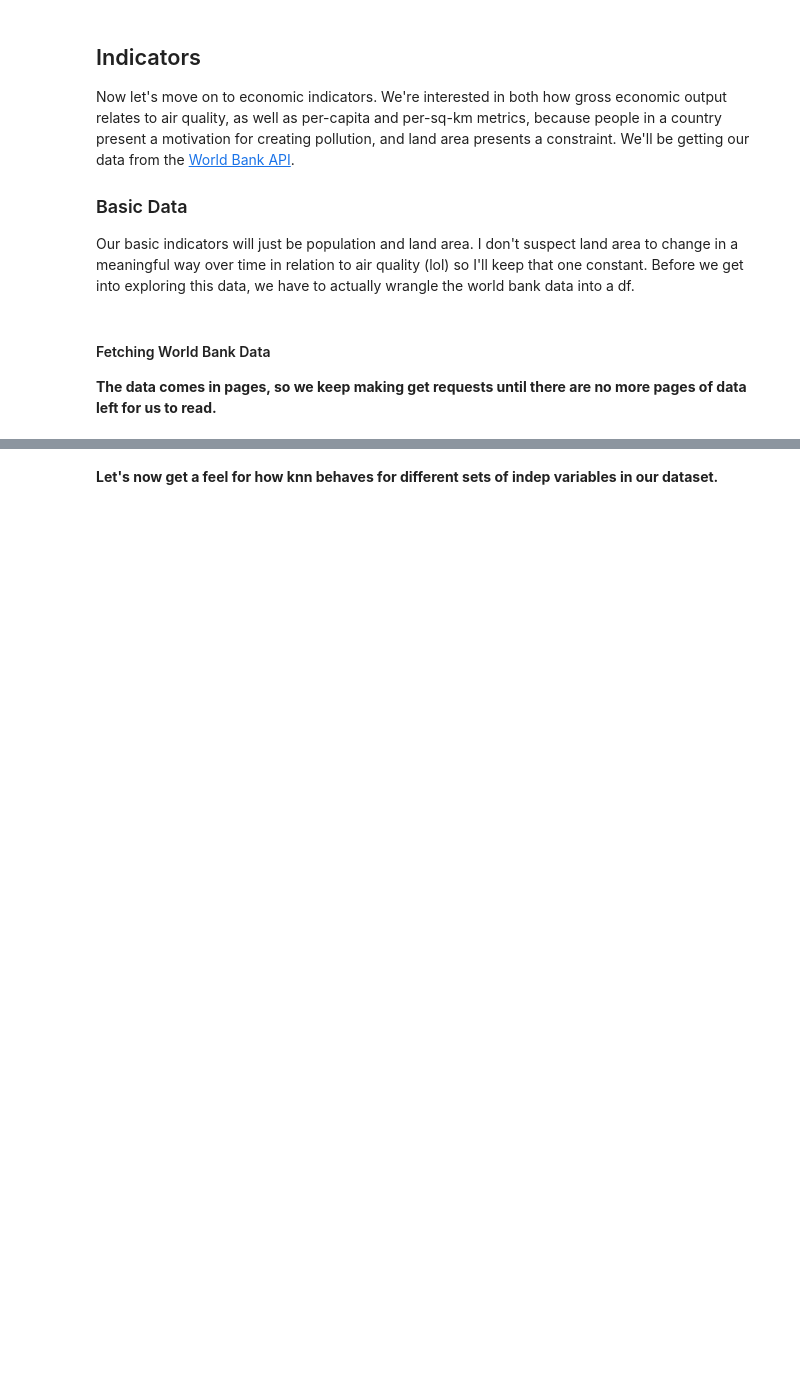
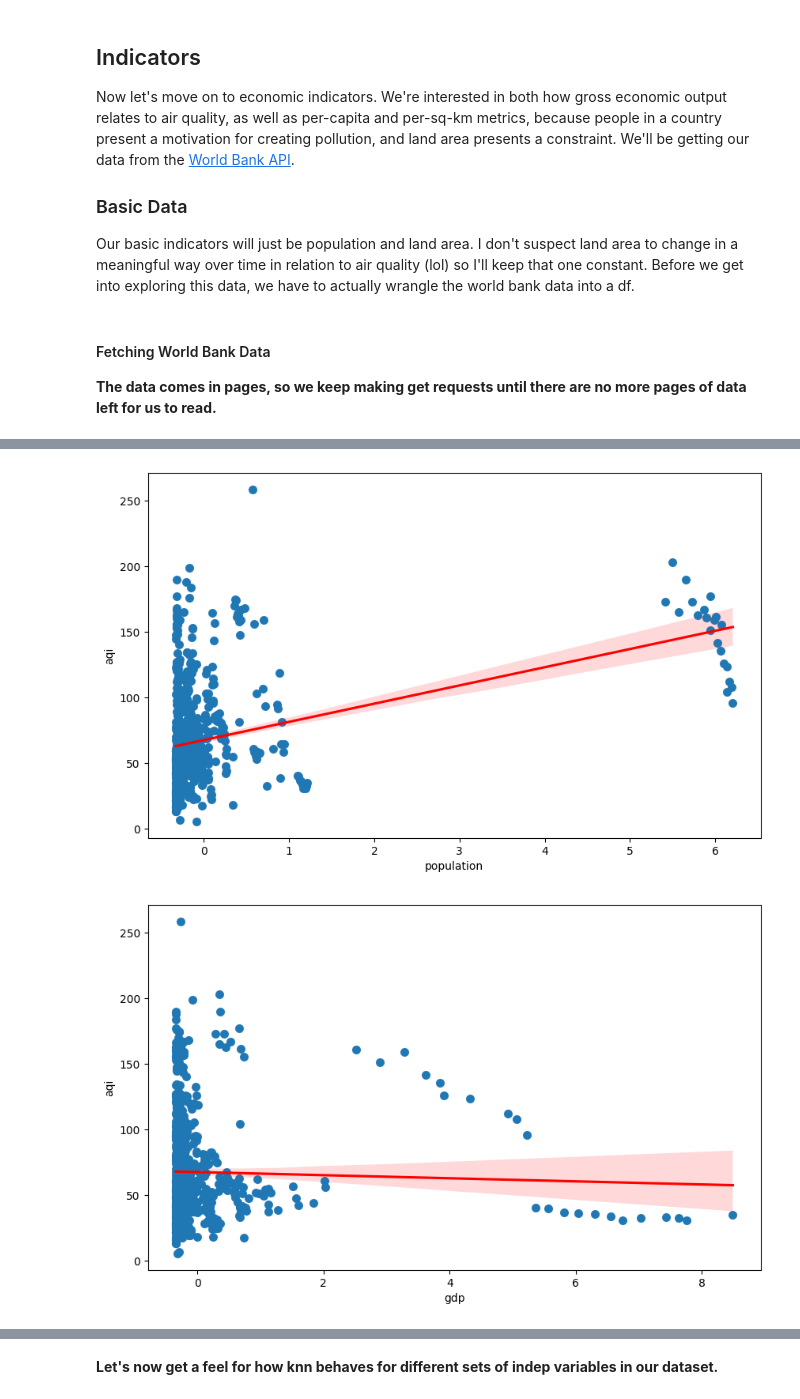
Before and after one commit to noahkupinsky/CMSC320Final, a Jupyter notebook: notebook.ipynb, the cells around one changed output, grey strips where cells are left out. Drawn from its saved outputs; the diff is of its cells as text; code cells hidden in the pictures; blank space fills up the shorter version.

```diff
--- a/notebook.ipynb
+++ b/notebook.ipynb
@@ -255,0 +226,9 @@ What if, instead of trying to predict aqi based on economic data, we were just t
+# %%
+from functools import reduce
+
+def inner_join_all_on_country_and_year(*dfs):
+    return reduce(lambda df1, df2: pd.merge(df1, df2, on=['country', 'year'], how='inner'), dfs[1:], dfs[0])
+
+BASIC_INDICATOR_NAMES = ['population', 'land_area']
+
+basic_df = inner_join_all_on_country_and_year(*[fetch_world_bank_data(INDICATORS[i], i) for i in BASIC_INDICATOR_NAMES])
@@ -255,0 +247,17 @@ What if, instead of trying to predict aqi based on economic data, we were just t
+# %%
+
+def economic_metrics(indicator, column_name, basic_df, start_year=START_YEAR, end_year=END_YEAR):
+    econ_df = fetch_world_bank_data(indicator, column_name, start_year, end_year)
+    df = inner_join_all_on_country_and_year(econ_df, basic_df)
+    per_capita = f'{column_name}_per_capita'
+    per_sq_km = f'{column_name}_per_sq_km'
+    df[per_capita] = df[column_name] / df['population']
+    df[per_sq_km] = df[column_name] / df['land_area']
+    return df[['country', 'year', column_name, per_capita, per_sq_km]]
+
+ECONOMIC_INDICATOR_NAMES = ['gdp', 'growth_rate', 'industrial_output']
+
+economic_dfs = [economic_metrics(INDICATORS[i], i, basic_df) for i in ECONOMIC_INDICATOR_NAMES]
+all_df = inner_join_all_on_country_and_year(*economic_dfs, basic_df, aq_df)
+
+indicator_columns = [c for c in all_df.columns if c not in ['country', 'year', 'aqi']]
@@ -255,0 +270,19 @@ What if, instead of trying to predict aqi based on economic data, we were just t
+# %%
+import seaborn as sns
+
+def scatter(df, x_col, y_col):
+    plt.figure(figsize=(10, 6))
+    sns.regplot(x=x_col, y=y_col, data=df, scatter_kws={'s': 50}, line_kws={'color': 'red'})
+    plt.scatter(df[x_col], df[y_col])
+    plt.xlabel(x_col)
+    plt.ylabel(y_col)
+    plt.show()
+
+scaled_df = all_df.copy()
+scaled_df[indicator_columns] = pre.StandardScaler().fit_transform(all_df[indicator_columns])
+
+for c in ['population', 'gdp', 'gdp_per_capita', 'growth_rate', 'industrial_output_per_capita']:
+    scatter(scaled_df, c, 'aqi')
+# %% [output]
+[figure, added]
+[figure, added]
```
Also changed, not shown: parts of 10 cells of this notebook.
